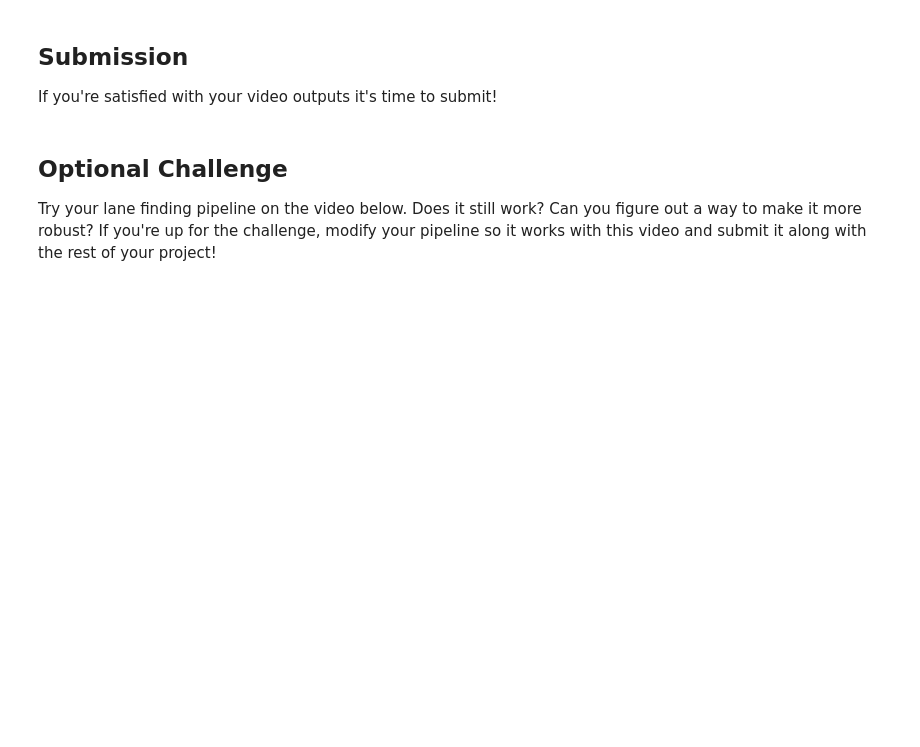
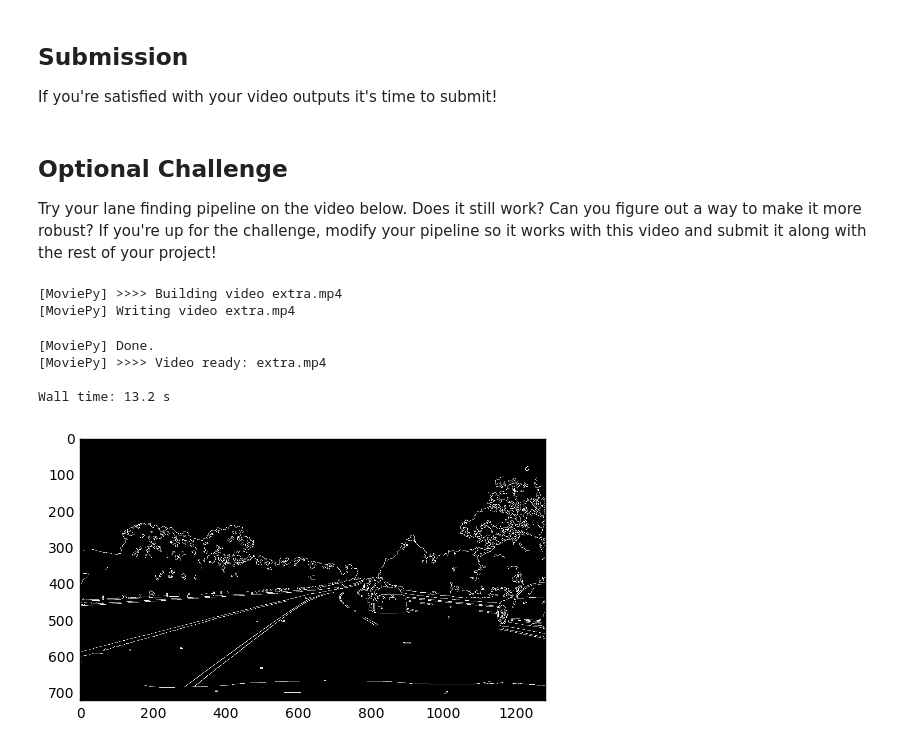
Before and after one commit to dajcs/CarND-LaneLines-P1, a Jupyter notebook: P1.ipynb, the cells around one changed output. Drawn from its saved outputs; the diff is of its cells as text; code cells hidden in the pictures; blank space fills up the shorter version.

Commit message:
seemingly ready for submission

```diff
--- a/P1.ipynb
+++ b/P1.ipynb
@@ -355,9 +391,17 @@ If you're satisfied with your video outputs it's time to submit!
 Try your lane finding pipeline on the video below.  Does it still work?  Can you figure out a way to make it more robust?  If you're up for the challenge, modify your pipeline so it works with this video and submit it along with the rest of your project!
 # %%
 challenge_output = 'extra.mp4'
-clip2 = VideoFileClip('challenge.mp4')
-challenge_clip = clip2.fl_image(process_image)
+clip3 = VideoFileClip('challenge.mp4')
+challenge_clip = clip3.fl_image(process_image)
 %time challenge_clip.write_videofile(challenge_output, audio=False)
+# %% [output]
+[MoviePy] >>>> Building video extra.mp4
+[MoviePy] Writing video extra.mp4
+[MoviePy] Done.
+[MoviePy] >>>> Video ready: extra.mp4
+
+Wall time: 13.2 s
+[figure, added]
 # %%
 HTML("""
 <video width="960" height="540" controls>
```
Also changed, not shown: parts of 8 cells of this notebook, 1 other file.
